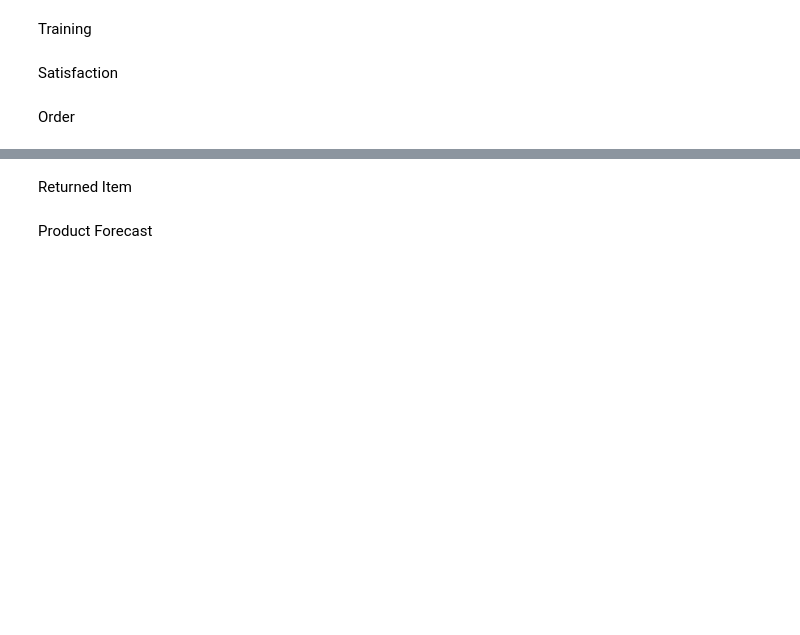
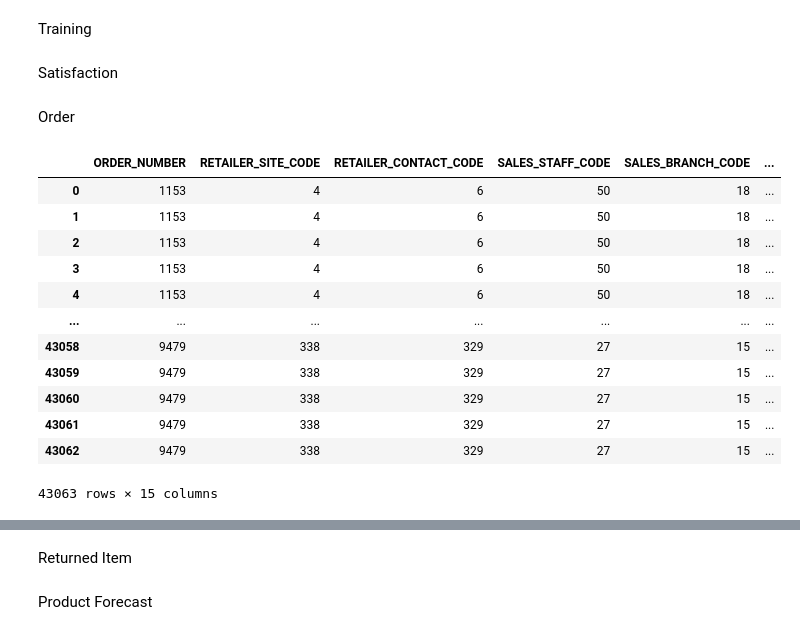
Before and after one commit to OutworldToast/Data-Warehouse, a Jupyter notebook: DataWarehouse.ipynb, the cells around one changed output, grey strips where cells are left out. Saved outputs shown, nothing was run; the diff lists cells and outputs as text; code cells hidden in the pictures; blank space fills up the shorter version.

Commit message:
order met helpfuncties gemaakt

```diff
--- a/DataWarehouse.ipynb
+++ b/DataWarehouse.ipynb
@@ -353,0 +369,32 @@ inventory_levels_dw = pd.DataFrame()
+# %%
+def ToOrderTurnover(quantity, sale_price):
+    return float(quantity) * float(sale_price)
+
+def ToOrderProfit(quantity, sale_price, unit_cost):
+    return float(quantity) * (float(sale_price) - float(unit_cost))
+# %%
+order_dw = pd.merge(
+    order_header,
+    order_details,
+    on='ORDER_NUMBER', how='inner'
+)
+order_dw = order_dw.drop('RETAILER_NAME', axis=1)
+
+order_dw['ORDER_TURNOVER'] = order_dw.apply(lambda x: ToOrderTurnover(x['QUANTITY'], x['UNIT_SALE_PRICE']), axis = 1)
+order_dw['ORDER_PROFIT'] = order_dw.apply(lambda x: ToOrderProfit(x['QUANTITY'], x['UNIT_SALE_PRICE'], x['UNIT_COST']), axis = 1)
+
+order_dw
+# %% [output]
+|  | ORDER_NUMBER | RETAILER_SITE_CODE | RETAILER_CONTACT_CODE | SALES_STAFF_CODE | SALES_BRANCH_CODE | ... |
+| 0 | 1153 | 4 | 6 | 50 | 18 | ... |
+| 1 | 1153 | 4 | 6 | 50 | 18 | ... |
+| 2 | 1153 | 4 | 6 | 50 | 18 | ... |
+| 3 | 1153 | 4 | 6 | 50 | 18 | ... |
+| 4 | 1153 | 4 | 6 | 50 | 18 | ... |
+| ... | ... | ... | ... | ... | ... | ... |
+| 43058 | 9479 | 338 | 329 | 27 | 15 | ... |
+| 43059 | 9479 | 338 | 329 | 27 | 15 | ... |
+| 43060 | 9479 | 338 | 329 | 27 | 15 | ... |
+| 43061 | 9479 | 338 | 329 | 27 | 15 | ... |
+| 43062 | 9479 | 338 | 329 | 27 | 15 | ... |
+43063 rows × 15 columns
```
Also changed, not shown: parts of 5 cells of this notebook.
